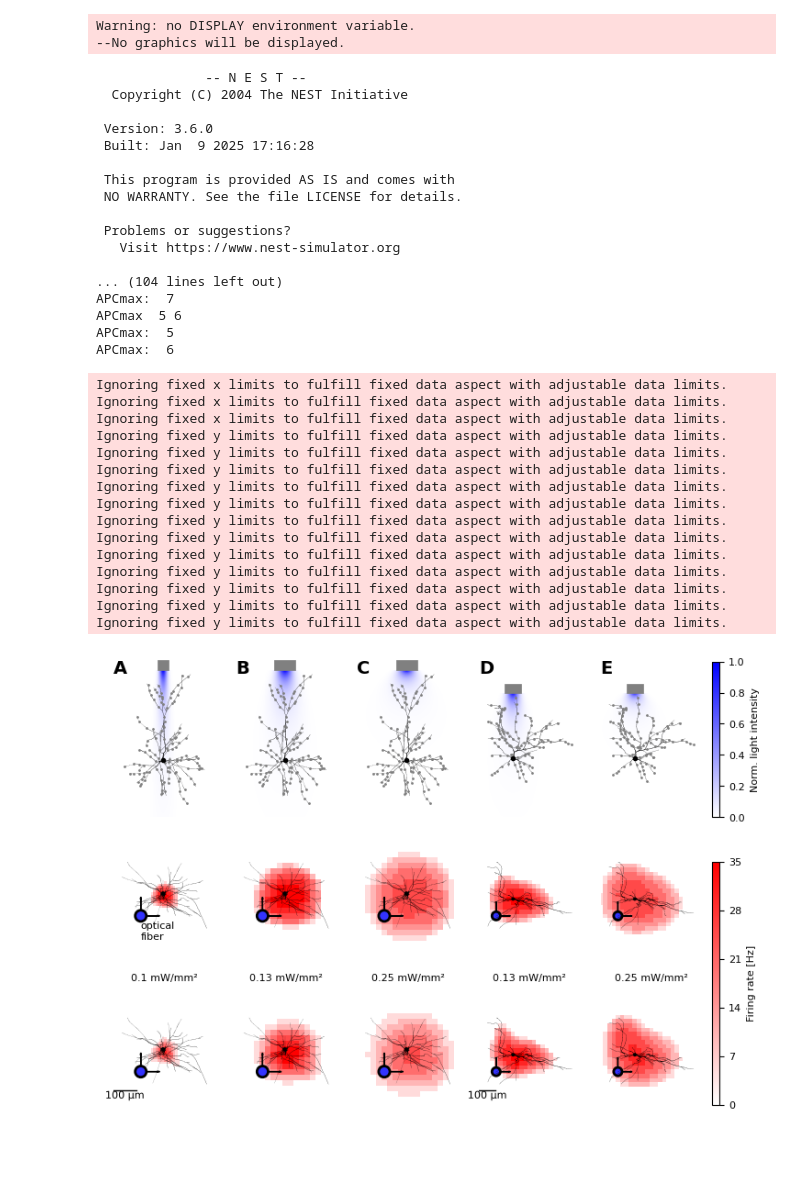
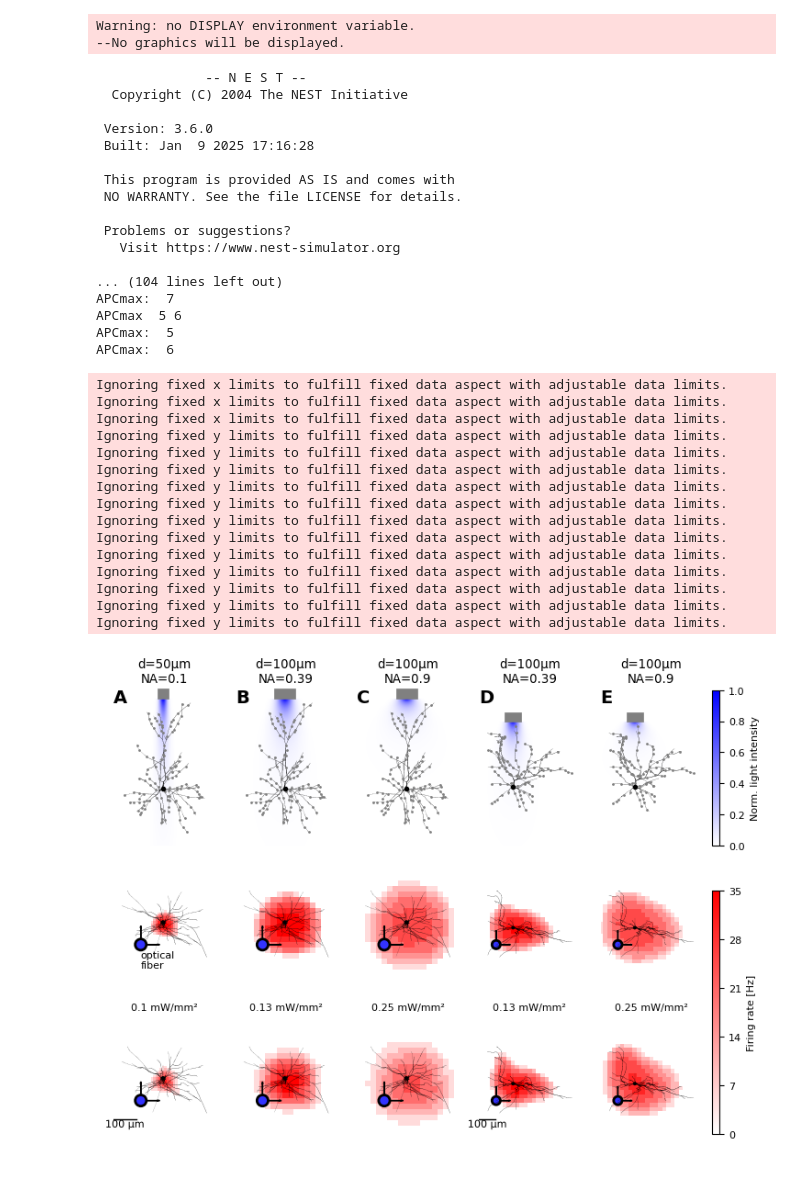
Before and after one commit to dberling/reduce_opto_response, a Jupyter notebook: article_figures/article_figure3.ipynb, the cells around one changed output. Cells and saved outputs as stored; diff of their text form; code cells hidden in the pictures.

```diff
--- a/article_figures/article_figure3.ipynb
+++ b/article_figures/article_figure3.ipynb
@@ -71,6 +71,8 @@ simcontrol = quick_sim_setup(
         diameter_um=50,
         NA=0.1),
 )
+
+ax0.set_title('d=50µm\nNA=0.1')
 # calculate light profile d50 NA0.1
 soma_depth_cell1 = 423.3559875488281 # copy from printed info at cell initialization
 n=2000
@@ -94,6 +96,8 @@ plot_morphology_with_light(
 #add fiber illustration:
 rect = patches.Rectangle((-25, soma_depth_cell1), 50, 50, linewidth=0.5, edgecolor='gray', facecolor='gray', transform=ax0.transData)
 fig.add_artist(rect)
+
+ax1.set_title('d=100µm\nNA=0.39')
 # calc light profile d100 NA0.39
 stimulator = Stimulator(diameter_um=100, NA=0.39)
 I_d100NA039 = stimulator.calculate_Tx_at_pos(
@@ -113,6 +117,8 @@ plot_morphology_with_light(
 #add fiber illustration:
 rect = patches.Rectangle((-50, soma_depth_cell1), 100, 50, linewidth=0.5, edgecolor='gray', facecolor='gray', transform=ax1.transData)
 fig.add_artist(rect)
+
+ax2.set_title('d=100µm\nNA=0.9')
 # calc light profile d100 NA0.39
 stimulator = Stimulator(diameter_um=100, NA=0.9)
 I_d100NA09 = stimulator.calculate_Tx_at_pos(
@@ -265,6 +271,8 @@ simcontrol = quick_sim_setup(
         diameter_um=50,
         NA=0.1),
 )
+
+ax3.set_title('d=100µm\nNA=0.39')
 soma_depth_cell2 = 389.3059997558594
 plot_morphology_with_light(
     ax=ax3,
@@ -279,6 +287,8 @@ plot_morphology_with_light(
 #add fiber illustration:
 rect = patches.Rectangle((-50, soma_depth_cell2), 100, 50, linewidth=0.5, edgecolor='gray', facecolor='gray', transform=ax3.transData)
 fig.add_artist(rect)
+
+ax4.set_title('d=100µm\nNA=0.9')
 plot_morphology_with_light(
     ax=ax4,
     simtree=simcontrol.cell.sim_tree,
@@ -404,31 +414,31 @@ Warning: no DISPLAY environment variable.
 
  Version: 3.6.0
  Built: Jan  9 2025 17:16:28
 
  This program is provided AS IS and comes with
  NO WARRANTY. See the file LICENSE for details.
 
  Problems or suggestions?
    Visit https://www.nest-simulator.org
 
 ... (104 lines left out)
 APCmax:  7
 APCmax  5 6
 APCmax:  5
 APCmax:  6
 Ignoring fixed x limits to fulfill fixed data aspect with adjustable data limits.
 Ignoring fixed x limits to fulfill fixed data aspect with adjustable data limits.
 Ignoring fixed x limits to fulfill fixed data aspect with adjustable data limits.
 Ignoring fixed y limits to fulfill fixed data aspect with adjustable data limits.
 Ignoring fixed y limits to fulfill fixed data aspect with adjustable data limits.
 Ignoring fixed y limits to fulfill fixed data aspect with adjustable data limits.
 Ignoring fixed y limits to fulfill fixed data aspect with adjustable data limits.
 Ignoring fixed y limits to fulfill fixed data aspect with adjustable data limits.
 Ignoring fixed y limits to fulfill fixed data aspect with adjustable data limits.
 Ignoring fixed y limits to fulfill fixed data aspect with adjustable data limits.
 Ignoring fixed y limits to fulfill fixed data aspect with adjustable data limits.
 Ignoring fixed y limits to fulfill fixed data aspect with adjustable data limits.
 Ignoring fixed y limits to fulfill fixed data aspect with adjustable data limits.
 Ignoring fixed y limits to fulfill fixed data aspect with adjustable data limits.
 Ignoring fixed y limits to fulfill fixed data aspect with adjustable data limits.
-[figure, old version]
+[figure, new version]
```
Also changed, not shown: 1 other file.
